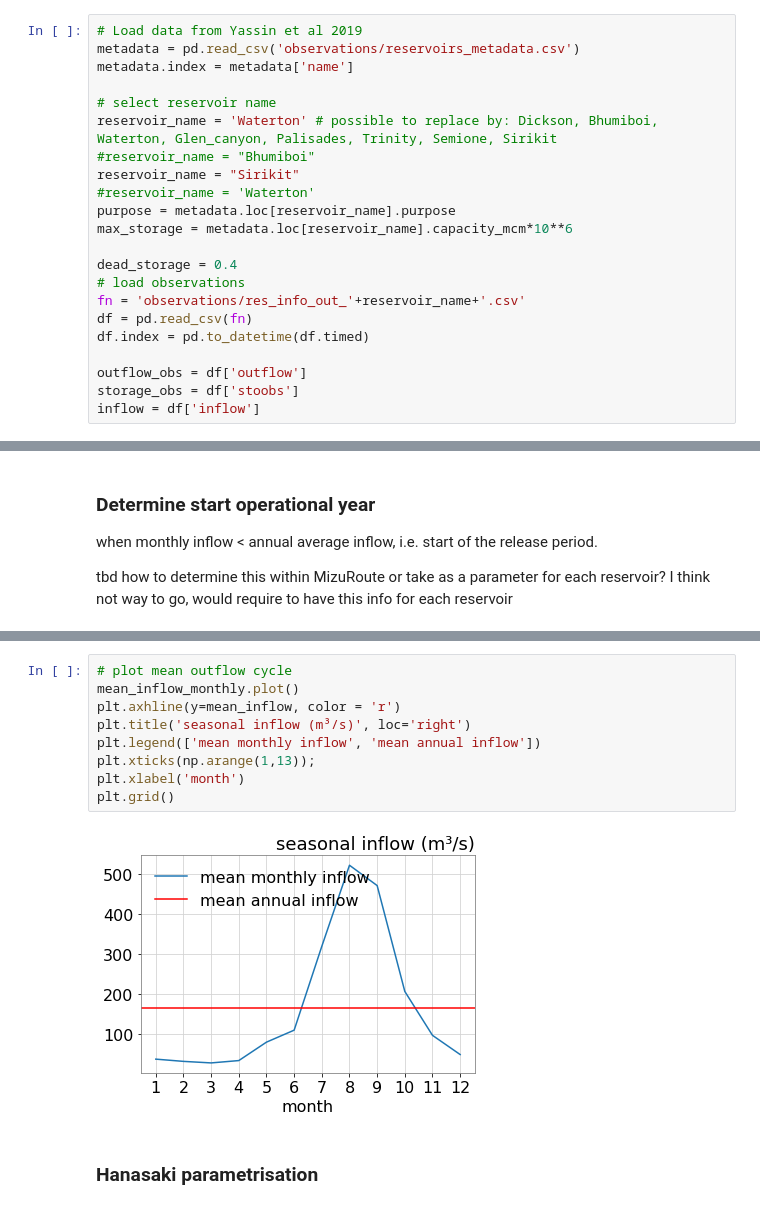
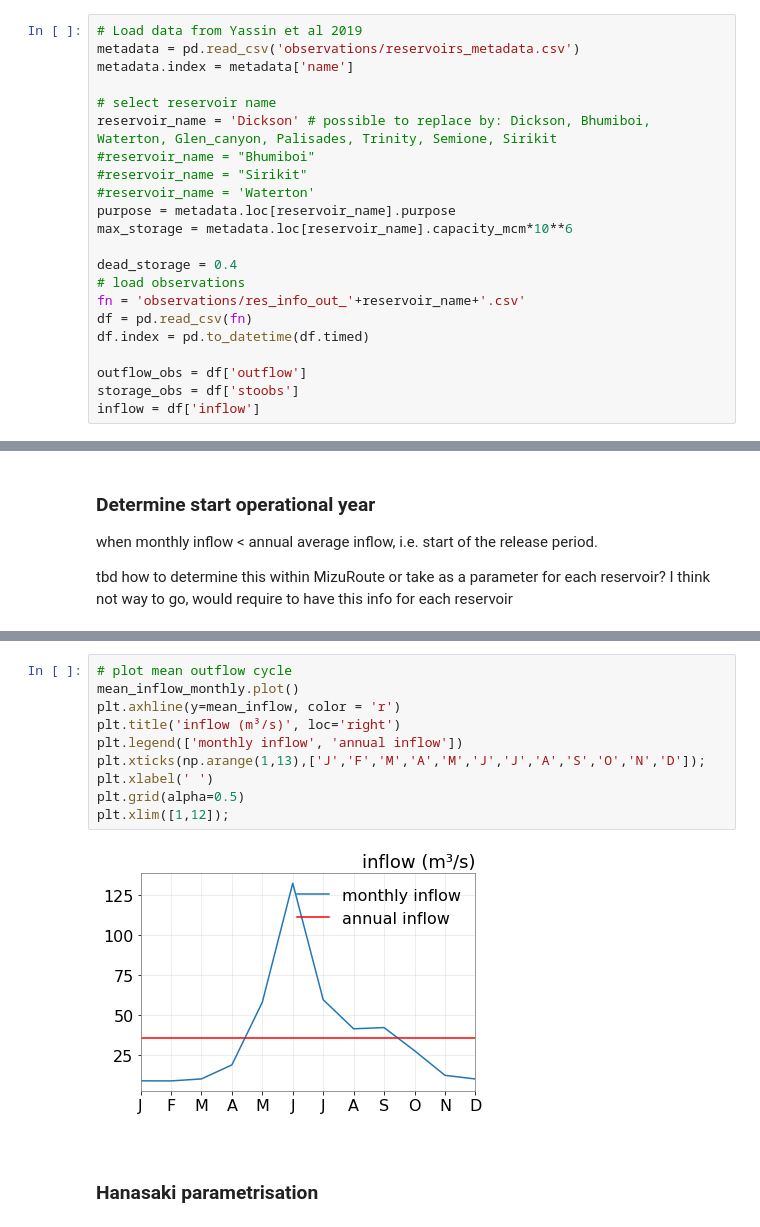
Before and after one commit to ShervanGharari/lake_models_python, a Jupyter notebook: Hanasaki/Hanasaki_Inne.ipynb, the cells around one changed output, grey strips where cells are left out. Saved outputs shown, nothing was run; the diff lists cells and outputs as text.

```diff
--- a/Hanasaki/Hanasaki_Inne.ipynb
+++ b/Hanasaki/Hanasaki_Inne.ipynb
@@ -20,9 +20,9 @@ metadata = pd.read_csv('observations/reservoirs_metadata.csv')
 metadata.index = metadata['name']
 
 # select reservoir name
-reservoir_name = 'Waterton' # possible to replace by: Dickson, Bhumiboi, Waterton, Glen_canyon, Palisades, Trinity, Semione, Sirikit
+reservoir_name = 'Dickson' # possible to replace by: Dickson, Bhumiboi, Waterton, Glen_canyon, Palisades, Trinity, Semione, Sirikit
 #reservoir_name = "Bhumiboi"
-reservoir_name = "Sirikit"
+#reservoir_name = "Sirikit"
 #reservoir_name = 'Waterton'
 purpose = metadata.loc[reservoir_name].purpose
 max_storage = metadata.loc[reservoir_name].capacity_mcm*10**6
@@ -128,14 +128,15 @@ print(start_date)
 # %%
 # plot mean outflow cycle
 mean_inflow_monthly.plot()
 plt.axhline(y=mean_inflow, color = 'r')
-plt.title('seasonal inflow (m³/s)', loc='right')
-plt.legend(['mean monthly inflow', 'mean annual inflow'])
-plt.xticks(np.arange(1,13));
-plt.xlabel('month')
-plt.grid()
+plt.title('inflow (m³/s)', loc='right')
+plt.legend(['monthly inflow', 'annual inflow'])
+plt.xticks(np.arange(1,13),['J','F','M','A','M','J','J','A','S','O','N','D']);
+plt.xlabel(' ')
+plt.grid(alpha=0.5)
+plt.xlim([1,12]);
 # %% [output]
-[figure, old version]
+[figure, new version]
 # %% [markdown]
 ### Hanasaki parametrisation
 # %%
```
Also changed, not shown: parts of 15 cells of this notebook.
